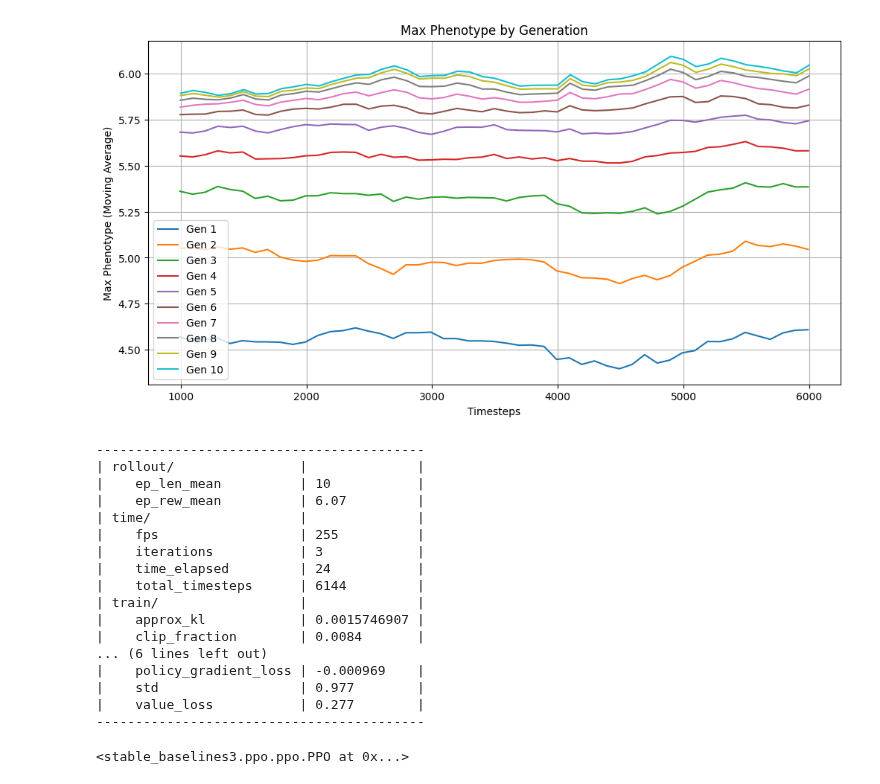
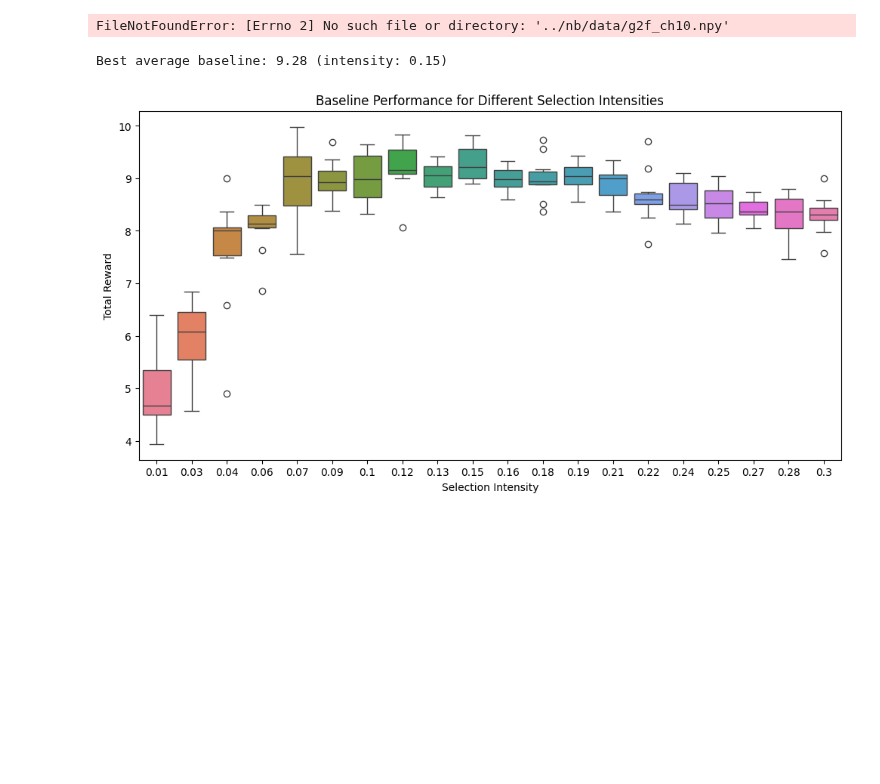
Before and after one commit to cjGO/ChewC, a Jupyter notebook: dev_nbs/ChewCuda.ipynb, the cells around one changed output. Saved outputs shown, nothing was run; the diff lists cells and outputs as text; code cells hidden in the pictures; blank space fills up the shorter version.

```diff
--- a/dev_nbs/ChewCuda.ipynb
+++ b/dev_nbs/ChewCuda.ipynb
@@ -14,9 +14,8 @@ import numpy as np
 from stable_baselines3.common.callbacks import BaseCallback
 from stable_baselines3.common.logger import Figure
 
-inbred_parent_data = np.load('../nbs/data/g2f_ch10.npy', allow_pickle=True)
-device = 'cpu'
-
+device='cpu'
+inbred_parent_data = np.load('../nb/data/g2f_ch10.npy', allow_pickle=True)
 
 @dataclass
 class SimulationConfig:
@@ -224,6 +223,8 @@ class SimParams:
         # assert new_population_haplotypes.shape[0] == self.config.pop_size, "Population size changed unexpectedly"
         self.population.haplotypes = new_population_haplotypes
         self.population.pop_size = total_crosses
+# %% [output]
+FileNotFoundError: [Errno 2] No such file or directory: '../nb/data/g2f_ch10.npy'
 # %%
 import numpy as np
 from stable_baselines3.common.callbacks import BaseCallback
@@ -464,44 +450,20 @@ class SelectionIntensityEnvironment(gym.Env):
 
         return observation, reward, done, False, info
 # %%
-total_timesteps= 5000
+total_timesteps= 1000000
 max_generations = 10
 device = torch.device('cuda' if torch.cuda.is_available() else 'cpu')
 # Assuming you have already defined your environment
-config = SimulationConfig(n_markers=500, pop_size=100, h2=1.0, starting_parents=10)
+config = SimulationConfig(n_markers=100, pop_size=100, h2=1.0, starting_parents=1)
 SP = SimParams(config)
 env =  SelectionIntensityEnvironment(SP, config, max_generations=max_generations)
-visualize_baselines(collect_baselines(env))
-
-### USAGE
-
-from stable_baselines3 import PPO  # or any other RL algorithm you're using
-tensorboard_log = './ppotb'
-env = SelectionIntensityEnvironment(SP, config, max_generations=max_generations)
-# Initialize your environment and model
-# env = SelectionIntensityEnvironment(SP, config, max_generations=3)
-model = PPO("MlpPolicy", env, device='cuda', verbose=1, tensorboard_log=tensorboard_log, learning_rate=.0005)
-# Create the custom callback
-custom_callback = CustomCallback()
-# Train the model with the custom callback
-model.learn(total_timesteps=total_timesteps, callback=custom_callback)
-# %% [output]
-[figure, removed]
-------------------------------------------
-| rollout/                |              |
-|    ep_len_mean          | 10           |
-|    ep_rew_mean          | 6.07         |
-| time/                   |              |
-|    fps                  | 255          |
-|    iterations           | 3            |
-|    time_elapsed         | 24           |
-|    total_timesteps      | 6144         |
-| train/                  |              |
-|    approx_kl            | 0.0015746907 |
-|    clip_fraction        | 0.0084       |
-... (6 lines left out)
-|    policy_gradient_loss | -0.000969    |
-|    std                  | 0.977        |
-|    value_loss           | 0.277        |
-------------------------------------------
-<stable_baselines3.ppo.ppo.PPO at 0x...>
+# %%
+# Calculate baselines
+baselines, best_avg_baseline, best_intensity = collect_baselines(env, selection_intensities=np.linspace(0.01, 0.3, 20), num_reps=10)
+print(f"Best average baseline: {best_avg_baseline:.2f} (intensity: {best_intensity:.2f})")
+
+# Visualize baselines if needed
+visualize_baselines(baselines)
+# %% [output]
+Best average baseline: 9.28 (intensity: 0.15)
+[figure, added]
```
Also changed, not shown: parts of 4 cells of this notebook.
